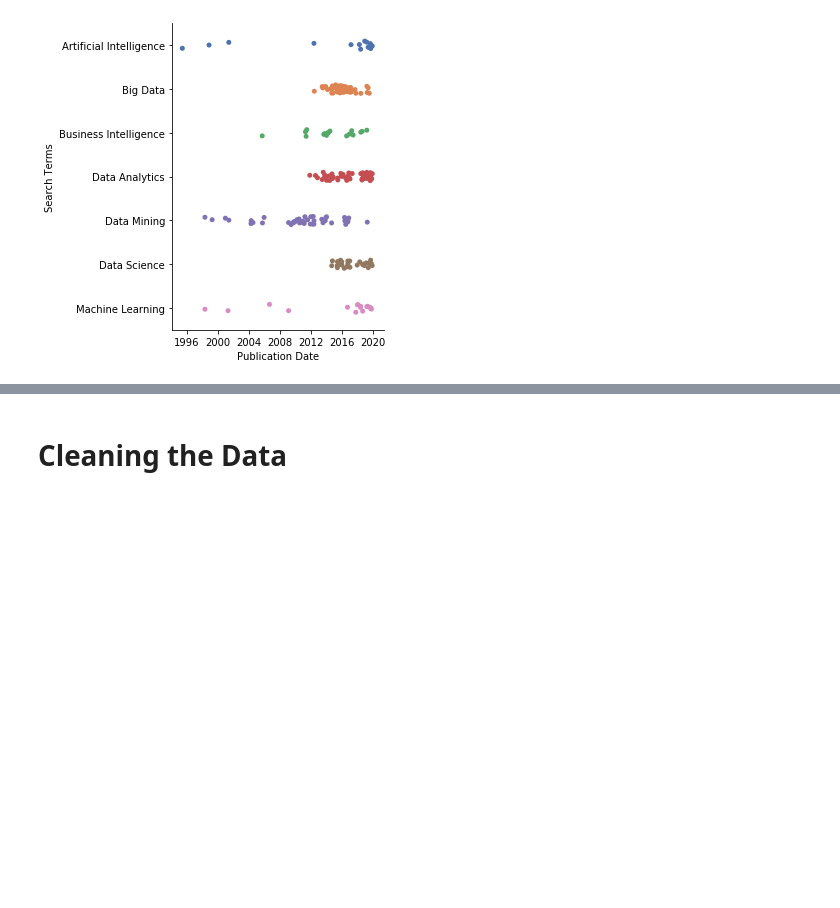
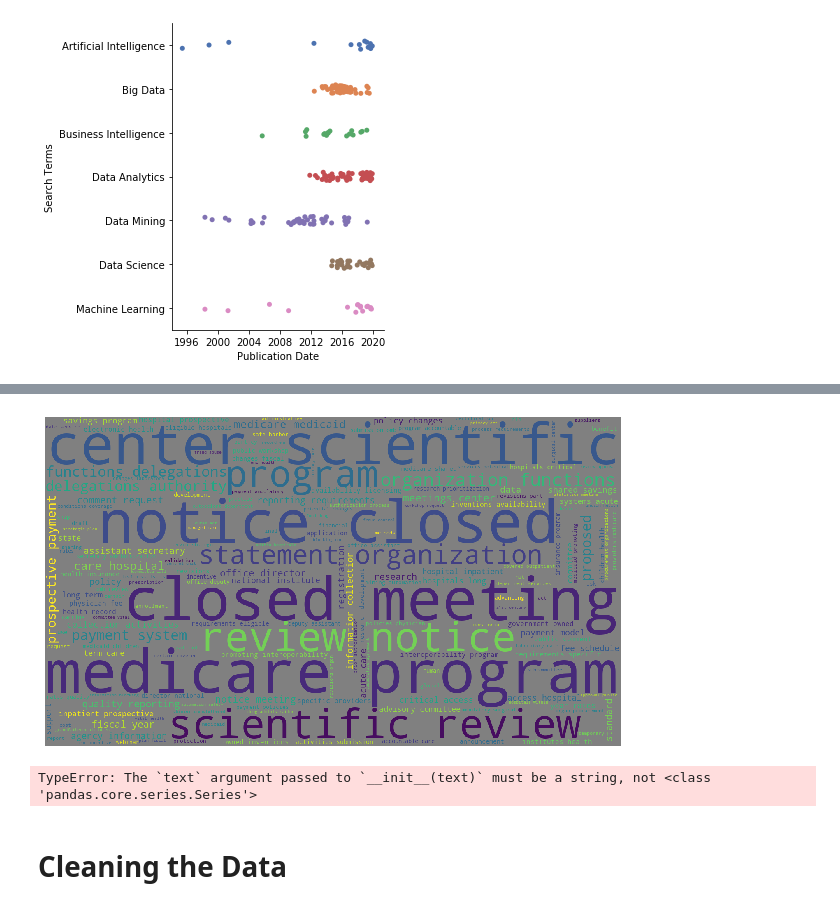
Before and after one commit to JDNantais/FederalRegister_API, a Jupyter notebook: DATA 601 - Federal Register API v2.ipynb, the cells around one changed output, grey strips where cells are left out. Drawn from its saved outputs; the diff is of its cells as text; code cells hidden in the pictures; blank space fills up the shorter version.

```diff
--- a/DATA 601 - Federal Register API v2.ipynb
+++ b/DATA 601 - Federal Register API v2.ipynb
@@ -585,0 +594,3 @@ find_closest_embeddings(embeddings_dict["king"])
+# %%
+HHS_df['abstract1'] = HHS_df['abstract1'].apply(lambda x: " ".join(x.lower() for x in x.split()))
+HHS_df['abstract1'].head()
@@ -585,0 +604,4 @@ find_closest_embeddings(embeddings_dict["king"])
+# %%
+#remove punctuation
+HHS_df['abstract1'] = HHS_df['abstract1'].str.replace('[^\w\s]','')
+HHS_df['abstract1'].head()
@@ -585,0 +615,6 @@ find_closest_embeddings(embeddings_dict["king"])
+# %%
+#remove stopwords
+from nltk.corpus import stopwords
+stop = stopwords.words('english')
+HHS_df['abstract1'] = HHS_df['abstract1'].apply(lambda x: " ".join(x for x in x.split() if x not in stop))
+HHS_df['abstract1'].head()
@@ -585,0 +638,2 @@ find_closest_embeddings(embeddings_dict["king"])
+# %%
+HHS_df['abstract1'] = HHS_df['abstract1'].astype(str)
@@ -586,3 +661,49 @@ find_closest_embeddings(embeddings_dict["king"])
+# %%
+#  generate WordCloud
+
+# importing all necessery modules
+from wordcloud import WordCloud, STOPWORDS
+
+
+comment_words = ' '
+stopwords = set(STOPWORDS)
+# iterate through the column
+for val in HHS_df['title']:
+
+    # typecaste each val to string
+    val = str(val)
+
+    # split the value
+    tokens = val.split()
+
+    # Converts each token into lowercase
+    for i in range(len(tokens)):
+        tokens[i] = tokens[i].lower()
+
+    for words in tokens:
+        comment_words = comment_words + words + ' '
+
+
+wordcloud = WordCloud(width = 1400, height = 800,
+                background_color ='gray',
+                stopwords = stopwords,
+                min_font_size = 10).generate(comment_words)
+
+# plot the WordCloud image
+plt.figure(figsize = (8, 8), facecolor = None)
+plt.imshow(wordcloud)
+plt.axis("off")
+plt.tight_layout(pad = 0)
+
+plt.savefig('HHS_title_wordcloud.png', bbox_inches = "tight")
+
+plt.show()
+# %% [output]
+[figure, added]
+# %%
+TextBlob(HHS_df['abstract1']).ngrams(2)
+# %% [output]
+TypeError: The `text` argument passed to `__init__(text)` must be a string, not <class 'pandas.core.series.Series'>
 # %% [markdown]
 # Cleaning the Data
 # %%
```
Also changed, not shown: parts of 14 cells of this notebook, 5 other files.
